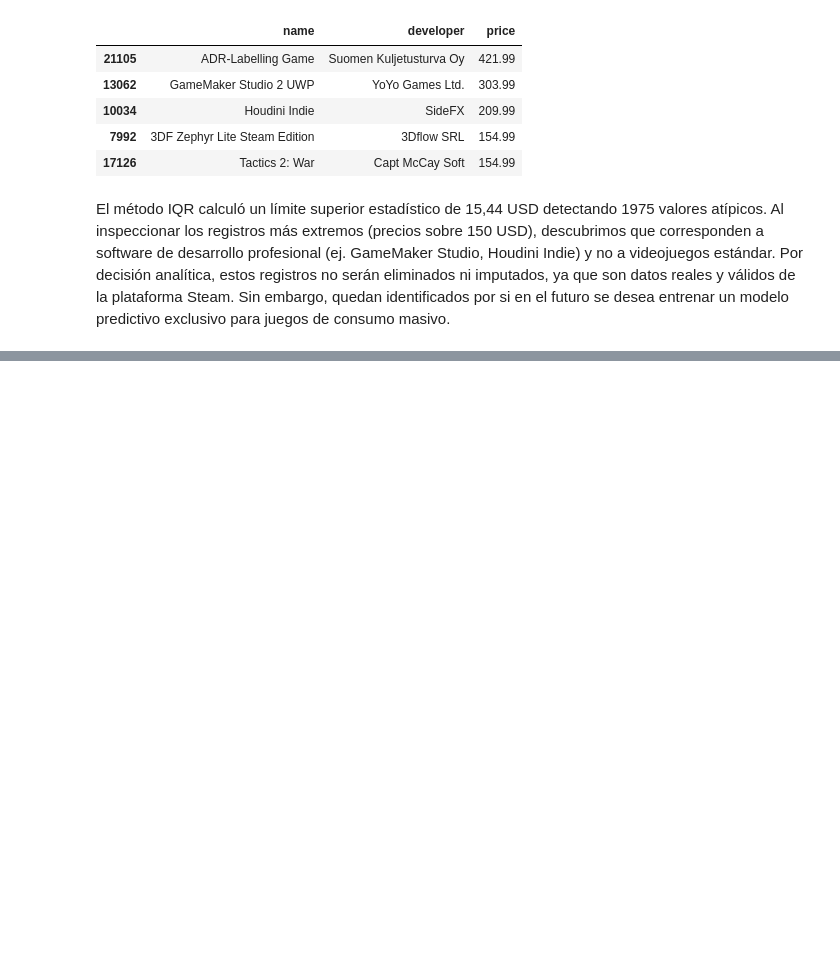
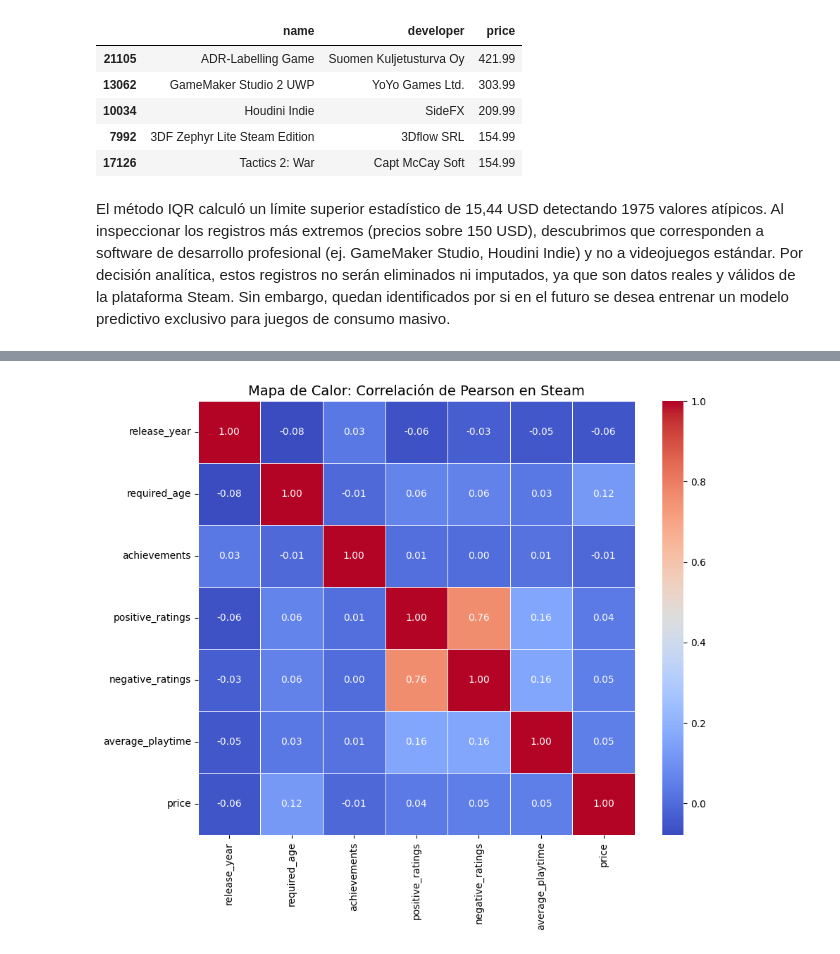
Before and after one commit to josvalverde/MineriaDatos-Proyecto, a Jupyter notebook: MineriaSteam.ipynb, the cells around one changed output, grey strips where cells are left out. Saved outputs shown, nothing was run; the diff lists cells and outputs as text; code cells hidden in the pictures; blank space fills up the shorter version.

Commit message:
Análisis de correlación

```diff
--- a/MineriaSteam.ipynb
+++ b/MineriaSteam.ipynb
@@ -155,0 +182,24 @@ El método IQR calculó un límite superior estadístico de 15,44 USD detectando
+# %%
+# 1. Seleccionar exclusivamente las variables numéricas
+columnas_numericas = ['release_year', 'required_age', 'achievements',
+                      'positive_ratings', 'negative_ratings',
+                      'average_playtime', 'price']
+df_numerico = df_limpio[columnas_numericas]
+
+# 2. Calcular la matriz de correlación de Pearson
+matriz_correlacion = df_numerico.corr()
+
+# 3. Configurar el tamaño del gráfico
+plt.figure(figsize=(10, 8))
+
+# 4. Generar el Mapa de Calor (Heatmap)
+sns.heatmap(matriz_correlacion,
+            annot=True,          # Muestra los números dentro de los cuadros
+            cmap='coolwarm',     # Colores: Rojo (positiva), Azul (negativa)
+            fmt=".2f",           # Redondear a 2 decimales
+            linewidths=0.5)
+
+plt.title('Mapa de Calor: Correlación de Pearson en Steam', fontsize=14)
+plt.show()
+# %% [output]
+[figure, added]
```
Also changed, not shown: parts of 4 cells of this notebook.
